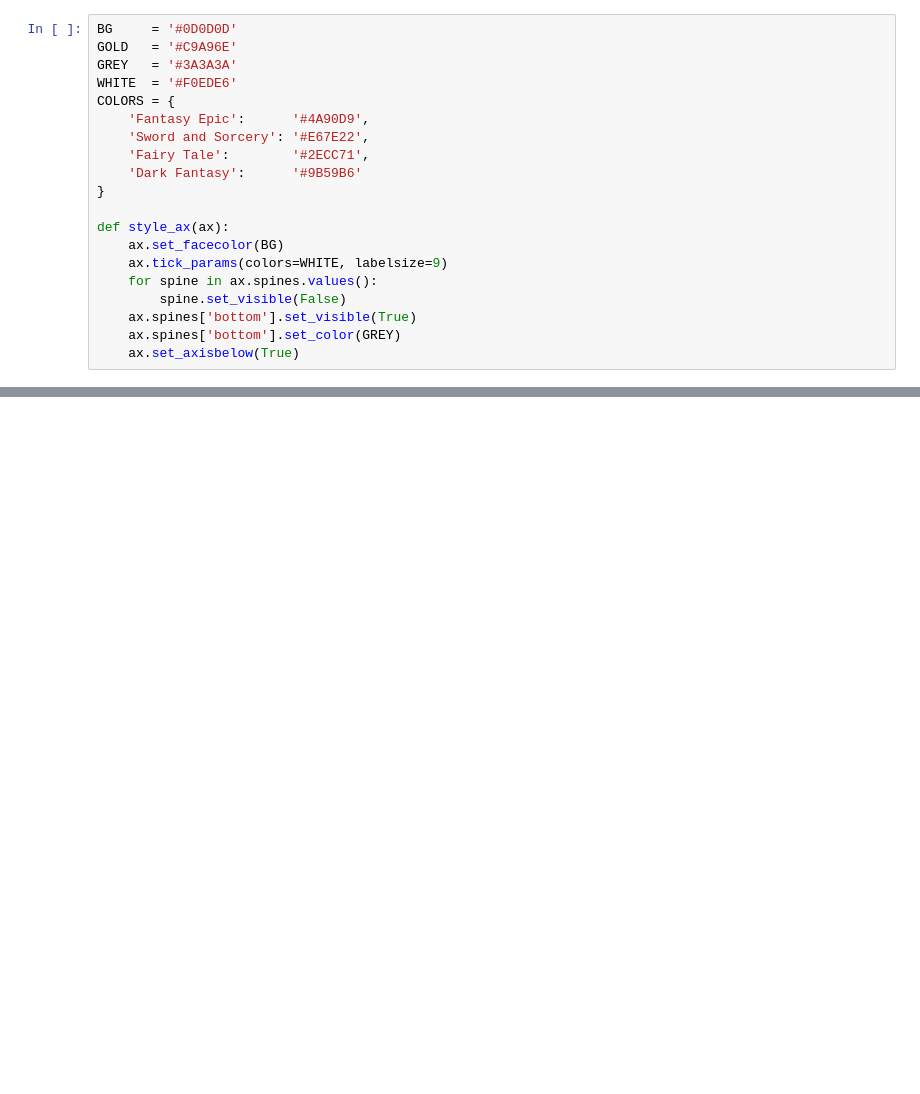
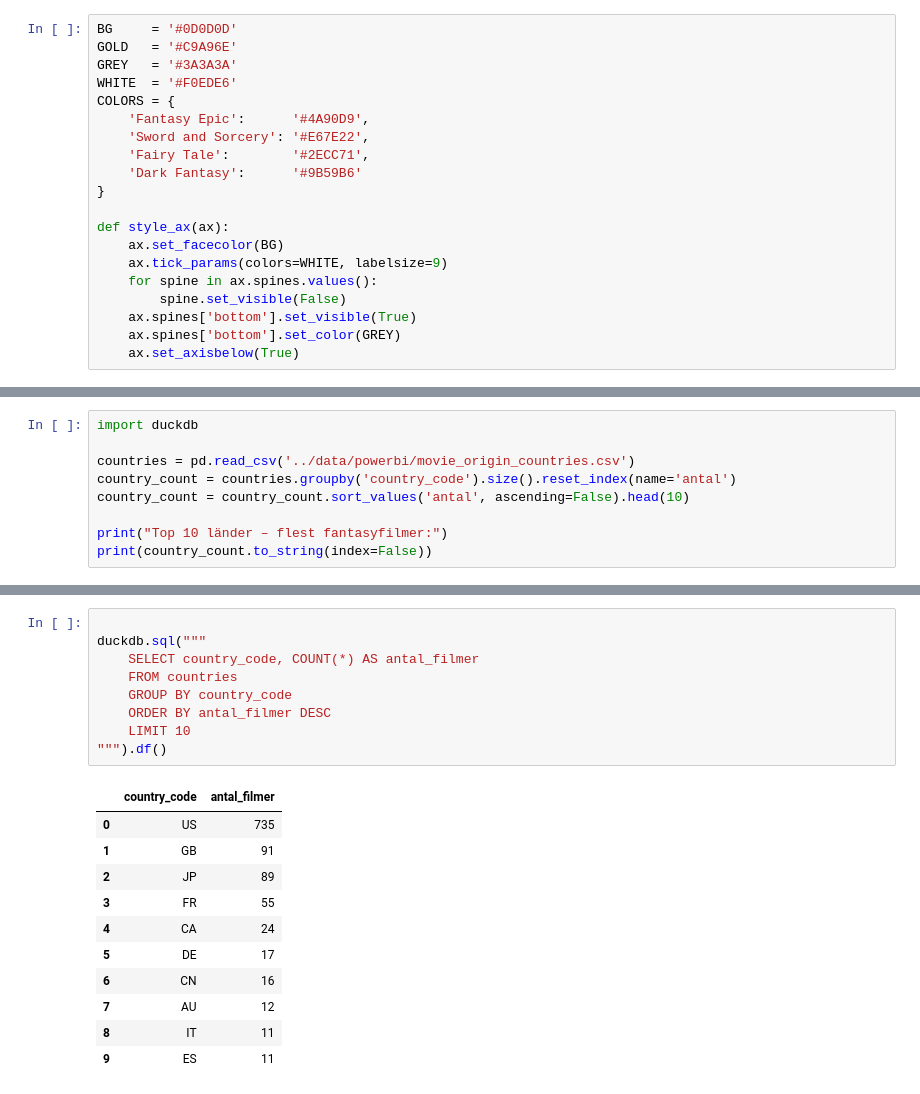
Before and after one commit to GrannyApples/Grupp7_Datavisualisering_DE_UX, a Jupyter notebook: notebooks/eda_abdulrahman.ipynb, the cells around one changed output, grey strips where cells are left out. Cells and saved outputs as stored; diff of their text form; blank space fills up the shorter version.

Commit message:
feat: explore country data and flop films in EDA

```diff
--- a/notebooks/eda_abdulrahman.ipynb
+++ b/notebooks/eda_abdulrahman.ipynb
@@ -864,0 +867,9 @@ def style_ax(ax):
+# %%
+import duckdb
+
+countries = pd.read_csv('../data/powerbi/movie_origin_countries.csv')
+country_count = countries.groupby('country_code').size().reset_index(name='antal')
+country_count = country_count.sort_values('antal', ascending=False).head(10)
+
+print("Top 10 länder – flest fantasyfilmer:")
+print(country_count.to_string(index=False))
@@ -864,0 +889,21 @@ def style_ax(ax):
+# %%
+
+duckdb.sql("""
+    SELECT country_code, COUNT(*) AS antal_filmer
+    FROM countries
+    GROUP BY country_code
+    ORDER BY antal_filmer DESC
+    LIMIT 10
+""").df()
+# %% [output]
+|  | country_code | antal_filmer |
+| 0 | US | 735 |
+| 1 | GB | 91 |
+| 2 | JP | 89 |
+| 3 | FR | 55 |
+| 4 | CA | 24 |
+| 5 | DE | 17 |
+| 6 | CN | 16 |
+| 7 | AU | 12 |
+| 8 | IT | 11 |
+| 9 | ES | 11 |
```
Also changed, not shown: parts of 2 cells of this notebook.
